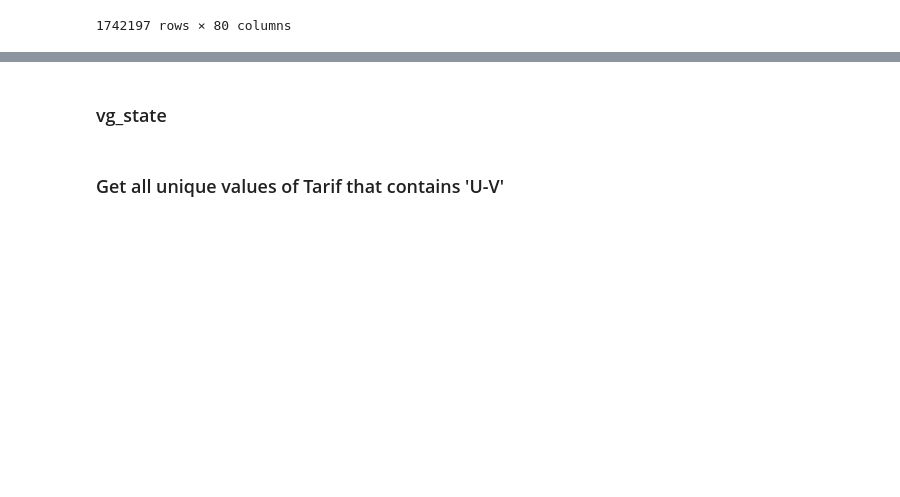
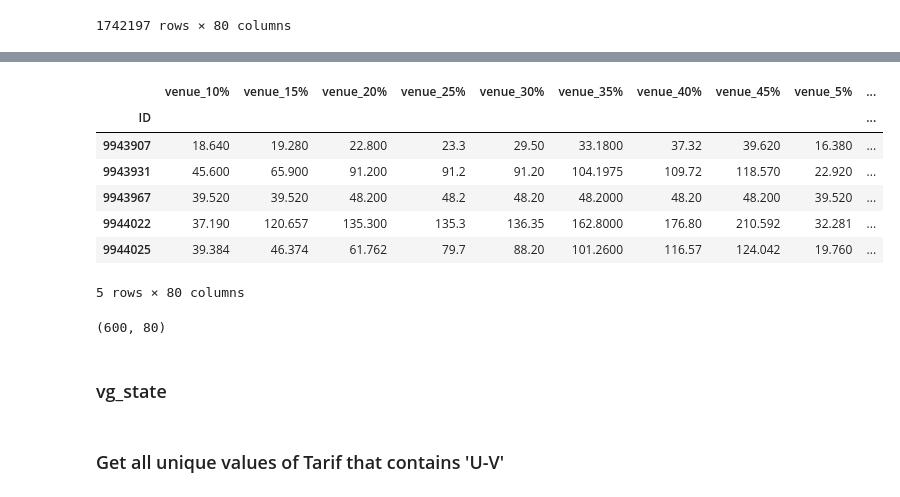
Before and after one commit to Saraavana/reclamation-processing, a Jupyter notebook: baseline/Features/01-Data-Exploration.ipynb, the cells around one changed output, grey strips where cells are left out. Saved outputs shown, nothing was run; the diff lists cells and outputs as text; code cells hidden in the pictures; blank space fills up the shorter version.

```diff
--- a/baseline/Features/01-Data-Exploration.ipynb
+++ b/baseline/Features/01-Data-Exploration.ipynb
@@ -349,3 +371,18 @@ display(df_min_max_scaled)
+# %%
+display(df7.tail())
+# %% [output]
+|  | venue_10% | venue_15% | venue_20% | venue_25% | venue_30% | venue_35% | venue_40% | venue_45% | venue_5% | ... |
+| ID |  |  |  |  |  |  |  |  |  | ... |
+| 9943907 | 18.640 | 19.280 | 22.800 | 23.3 | 29.50 | 33.1800 | 37.32 | 39.620 | 16.380 | ... |
+| 9943931 | 45.600 | 65.900 | 91.200 | 91.2 | 91.20 | 104.1975 | 109.72 | 118.570 | 22.920 | ... |
+| 9943967 | 39.520 | 39.520 | 48.200 | 48.2 | 48.20 | 48.2000 | 48.20 | 48.200 | 39.520 | ... |
+| 9944022 | 37.190 | 120.657 | 135.300 | 135.3 | 136.35 | 162.8000 | 176.80 | 210.592 | 32.281 | ... |
+| 9944025 | 39.384 | 46.374 | 61.762 | 79.7 | 88.20 | 101.2600 | 116.57 | 124.042 | 19.760 | ... |
+5 rows × 80 columns
+# %%
+df7.shape
+# %% [output]
+(600, 80)
 # %%
 values_u_st = []
 for each in tarif_u_st_df['tarif_bez'].values:
```
Also changed, not shown: parts of 1 cell of this notebook, 43 other files.
